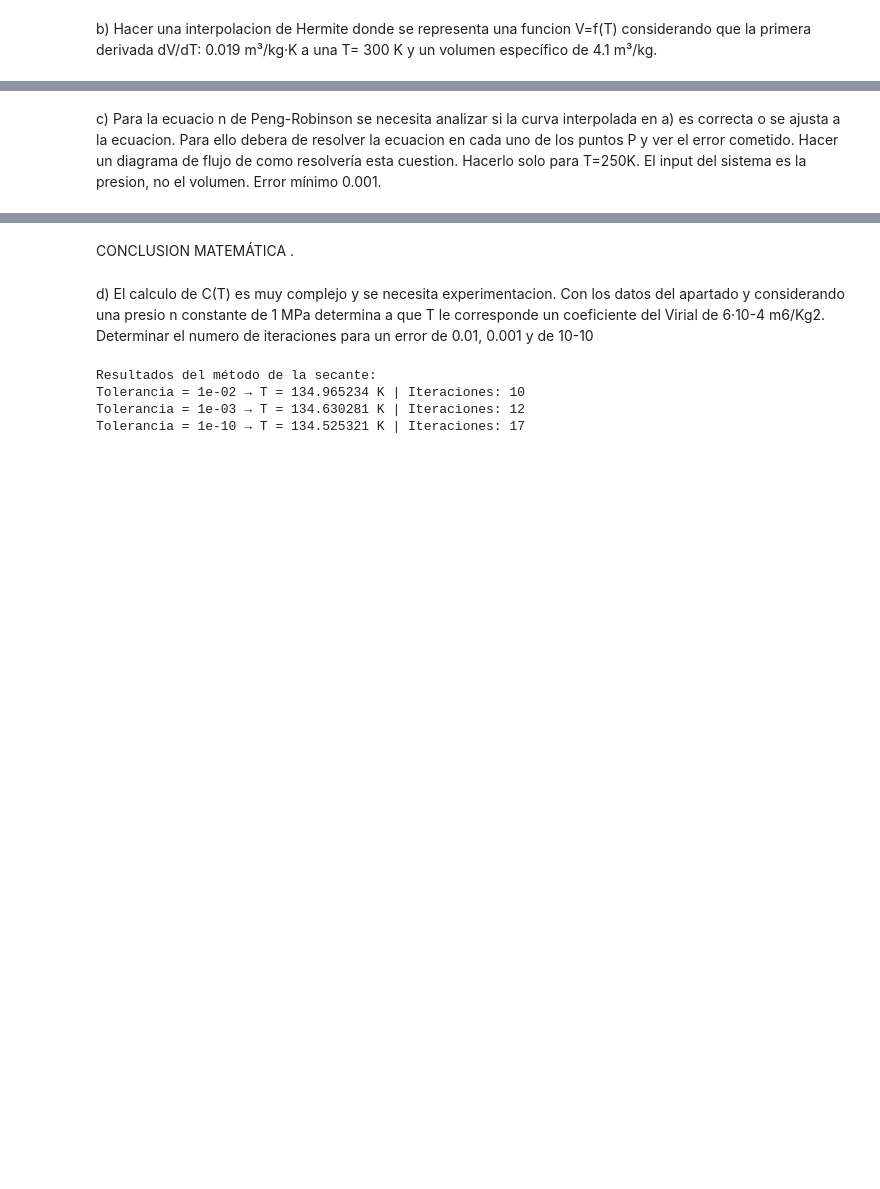
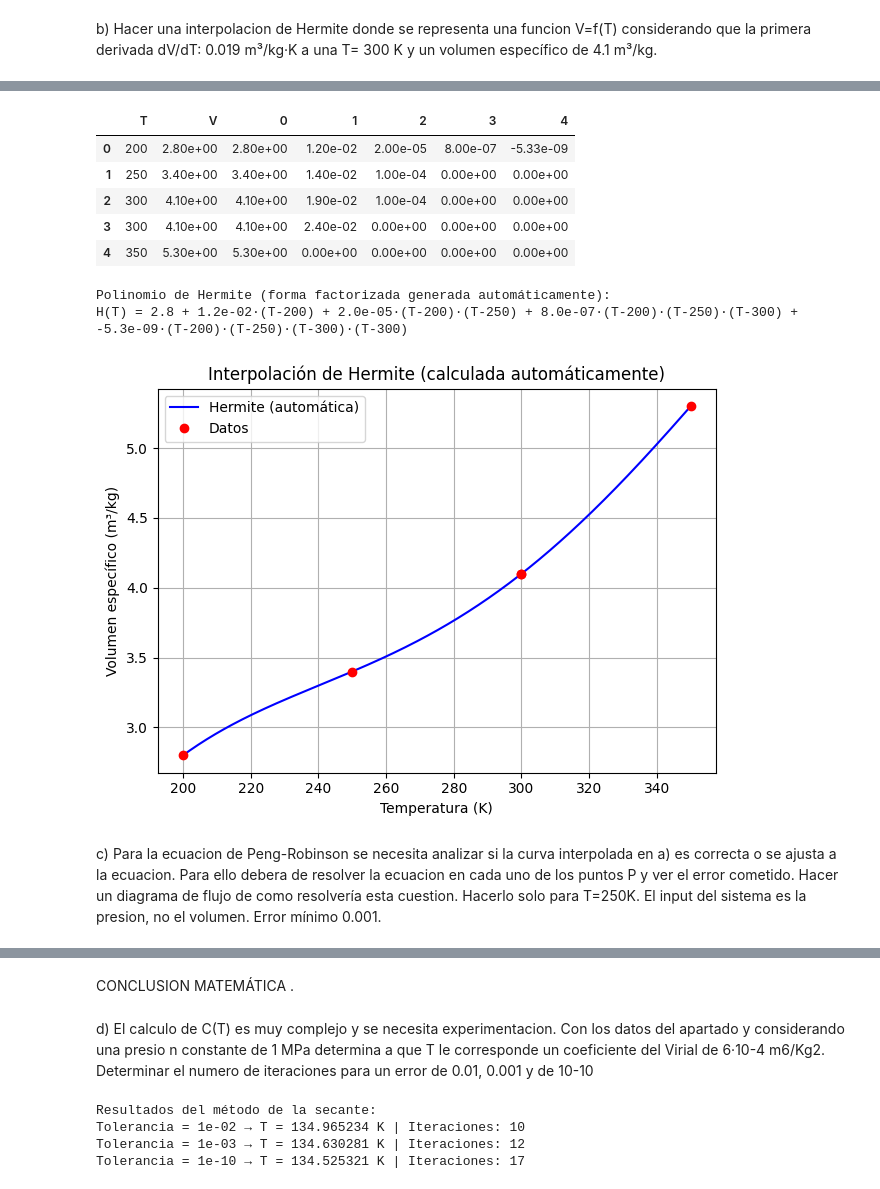
Before and after one commit to rubenelices/caso1_metodos_numericos, a Jupyter notebook: caso1.ipynb, the cells around one changed output, grey strips where cells are left out. Cells and saved outputs as stored; diff of their text form; code cells hidden in the pictures; blank space fills up the shorter version.

```diff
--- a/caso1.ipynb
+++ b/caso1.ipynb
@@ -244,5 +164,82 @@ H(T) = 2.8 + 0.012·(T-200) + 2·10⁻⁵·(T-200)(T-250) + 8·10⁻⁷·(T-200)
+# %%
+import numpy as np
+import matplotlib.pyplot as plt
+import pandas as pd
+from sympy import symbols, simplify, pprint
+
+# === Datos
+T_vals = [200, 250, 300, 300, 350]
+V_vals = [2.8, 3.4, 4.1, 4.1, 5.3]
+V_deriv = [None, None, 0.019, None, None]
+
+# === Construcción tabla de diferencias divididas
+n = len(T_vals)
+Q = np.zeros((n, n))
+Q[:, 0] = V_vals
+
+# Insertar derivada en la posición duplicada (índice 2)
+Q[2, 1] = V_deriv[2]
+
+# Calcular diferencias
+for i in range(1, n):
+    for j in range(n - i):
+        if i == 1 and T_vals[j] == T_vals[j+1]:
+            continue  # derivada ya está puesta
+        Q[j, i] = (Q[j+1, i-1] - Q[j, i-1]) / (T_vals[j+i] - T_vals[j])
+
+# Mostrar tabla
+tabla = pd.DataFrame(Q, columns=[str(i) for i in range(n)])
+tabla.insert(0, "T", T_vals)
+tabla.insert(1, "V", V_vals)
+with pd.option_context('display.float_format', '{:.2e}'.format):
+    display(tabla)
+
+# === Polinomio de Hermite (forma factorizada automática)
+T = symbols('T')
+H = Q[0, 0]
+term_strs = [f"{Q[0,0]:.1f}"]
+
+for i in range(1, n):
+    coef = Q[0, i]
+    term = coef
+    term_str = f"{coef:.1e}"
+    for j in range(i):
+        term *= (T - T_vals[j])
+        term_str += f"·(T-{T_vals[j]})"
+    H += term
+    term_strs.append(term_str)
+
+# Mostrar como cadena de texto en formato factorizado
+print("\nPolinomio de Hermite (forma factorizada generada automáticamente):")
+print("H(T) =", " + ".join(term_strs))
+
+# === Gráfica
+f_lambdified = lambda t: float(simplify(H).evalf(subs={T: t}))
+
+T_range = np.linspace(200, 350, 300)
+V_interp = [f_lambdified(t) for t in T_range]
+
+plt.plot(T_range, V_interp, label="Hermite (automática)", color="blue")
+plt.plot(T_vals, V_vals, 'ro', label="Datos")
+plt.xlabel("Temperatura (K)")
+plt.ylabel("Volumen específico (m³/kg)")
+plt.title("Interpolación de Hermite (calculada automáticamente)")
+plt.legend()
+plt.grid(True)
+plt.tight_layout()
+plt.show()
+# %% [output]
+|  | T | V | 0 | 1 | 2 | 3 | 4 |
+| 0 | 200 | 2.80e+00 | 2.80e+00 | 1.20e-02 | 2.00e-05 | 8.00e-07 | -5.33e-09 |
+| 1 | 250 | 3.40e+00 | 3.40e+00 | 1.40e-02 | 1.00e-04 | 0.00e+00 | 0.00e+00 |
+| 2 | 300 | 4.10e+00 | 4.10e+00 | 1.90e-02 | 1.00e-04 | 0.00e+00 | 0.00e+00 |
+| 3 | 300 | 4.10e+00 | 4.10e+00 | 2.40e-02 | 0.00e+00 | 0.00e+00 | 0.00e+00 |
+| 4 | 350 | 5.30e+00 | 5.30e+00 | 0.00e+00 | 0.00e+00 | 0.00e+00 | 0.00e+00 |
+Polinomio de Hermite (forma factorizada generada automáticamente):
+H(T) = 2.8 + 1.2e-02·(T-200) + 2.0e-05·(T-200)·(T-250) + 8.0e-07·(T-200)·(T-250)·(T-300) + -5.3e-09·(T-200)·(T-250)·(T-300)·(T-300)
+[figure, added]
 # %% [markdown]
-c) Para la ecuacio n de Peng-Robinson se necesita analizar si la curva interpolada en a) es correcta o se ajusta a la ecuacion. Para ello
+c) Para la ecuacion de Peng-Robinson se necesita analizar si la curva interpolada en a) es correcta o se ajusta a la ecuacion. Para ello
 debera  de resolver la ecuacion en cada uno de los puntos P y ver el error cometido.  Hacer un diagrama de flujo de como resolvería
 esta cuestion. Hacerlo solo para T=250K. El input del sistema es la presion, no el volumen. Error mínimo 0.001.
 # %%
```
Also changed, not shown: parts of 4 cells of this notebook.
